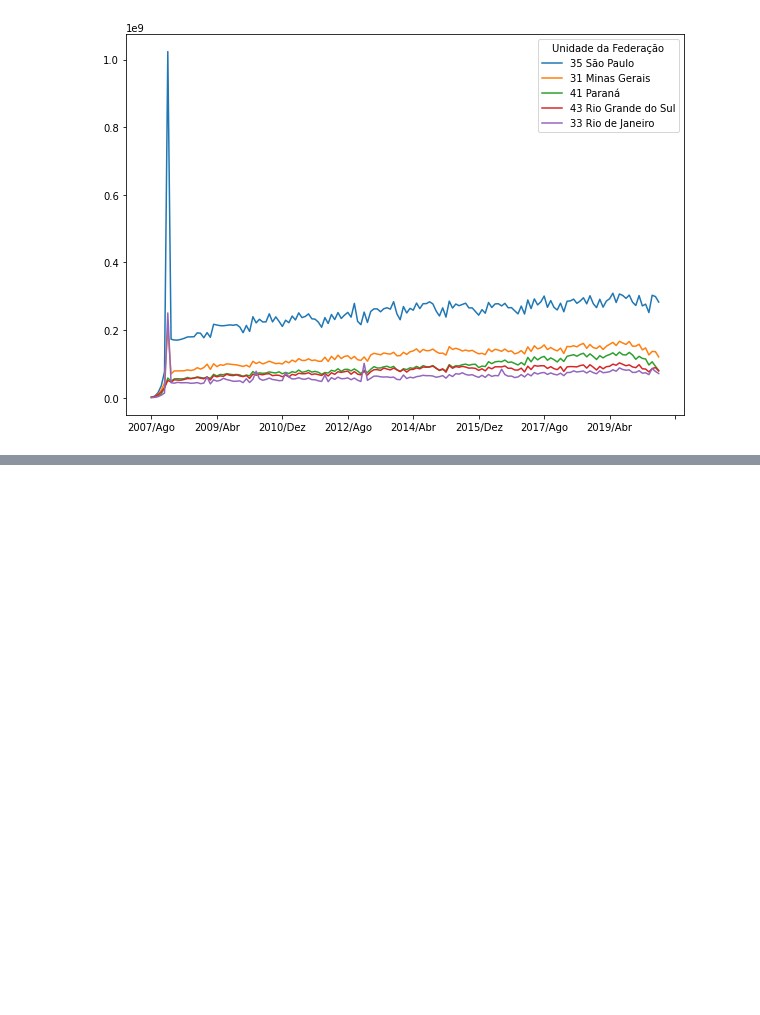
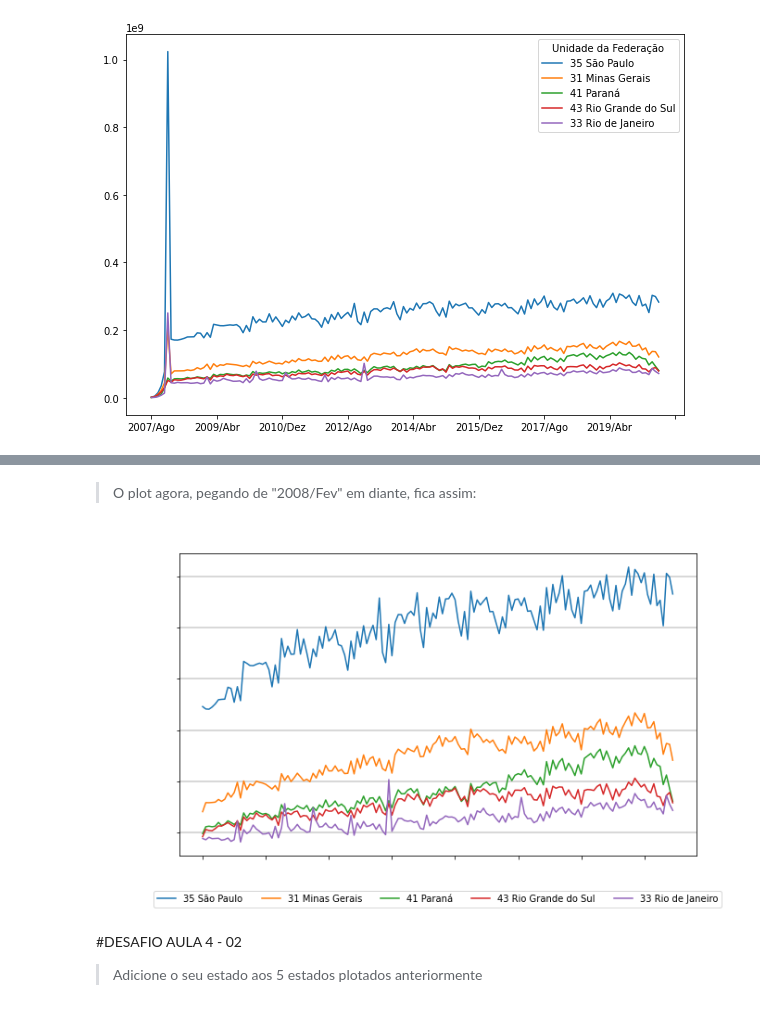
Before and after one commit to MatheusOrange211/Bootcamp-Alura, a Jupyter notebook: Bootcamp_Alura_Data_Science_Hospitalar.ipynb, the cells around one changed output, grey strips where cells are left out. Saved outputs shown, nothing was run; the diff lists cells and outputs as text; code cells hidden in the pictures; blank space fills up the shorter version.

Commit message:
Adição dos desafios da aula 03

```diff
--- a/Bootcamp_Alura_Data_Science_Hospitalar.ipynb
+++ b/Bootcamp_Alura_Data_Science_Hospitalar.ipynb
@@ -821,0 +891,3 @@ ordenado_por_total_gastos.head(5).T.plot(figsize=(10,7))
+# %%
+colunas_interessadas = ordenado_por_total_gastos.columns[6:]
+ordenado_por_total_gastos[colunas_interessadas].head(3)
@@ -821,0 +901,16 @@ ordenado_por_total_gastos.head(5).T.plot(figsize=(10,7))
+# %% [markdown]
+> O plot agora, pegando de "2008/Fev" em diante, fica assim:
+# %%
+grafico_mais_gastos = ordenado_por_total_gastos[colunas_interessadas].head(5).T.plot(figsize=(10,6))
+grafico_mais_gastos.yaxis.set_major_formatter(ticker.StrMethodFormatter("R$ {x:,.2F}"))
+plt.yticks(color='w',fontsize=8)
+plt.xticks(color='w',fontsize=8)
+plt.legend(loc ='upper center',bbox_to_anchor =(0.5,-0.1),ncol = 5)
+plt.grid(color='gray',linestyle='-',which='major',axis ='y',linewidth=2,alpha= 0.3) #which = 'major' poe o grid atras
+plt.title("Estados com Maiores Gastos na Saúde de Fev/2008 até Jul/2020",color='w',fontsize=12)
+plt.show()
+# %% [output]
+[figure, added]
+# %% [markdown]
+#DESAFIO AULA 4 - 02
+> Adicione o seu estado aos 5 estados plotados anteriormente
```
Also changed, not shown: parts of 15 cells of this notebook.
